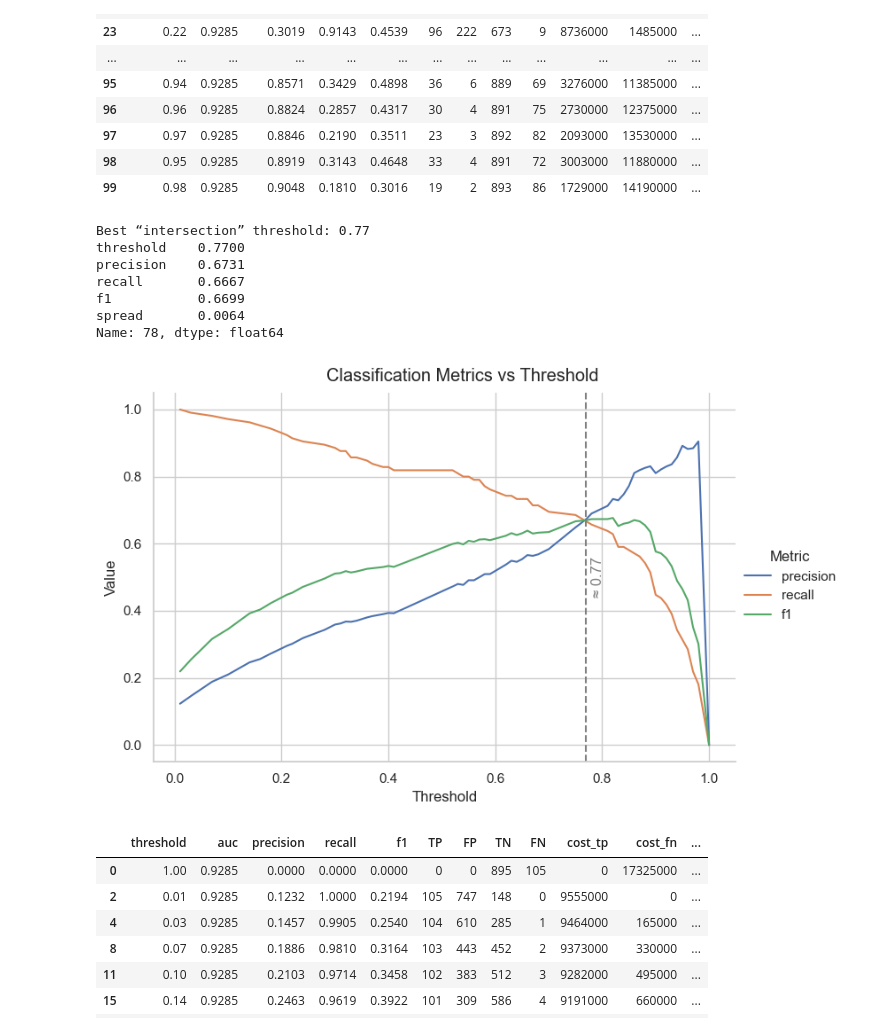
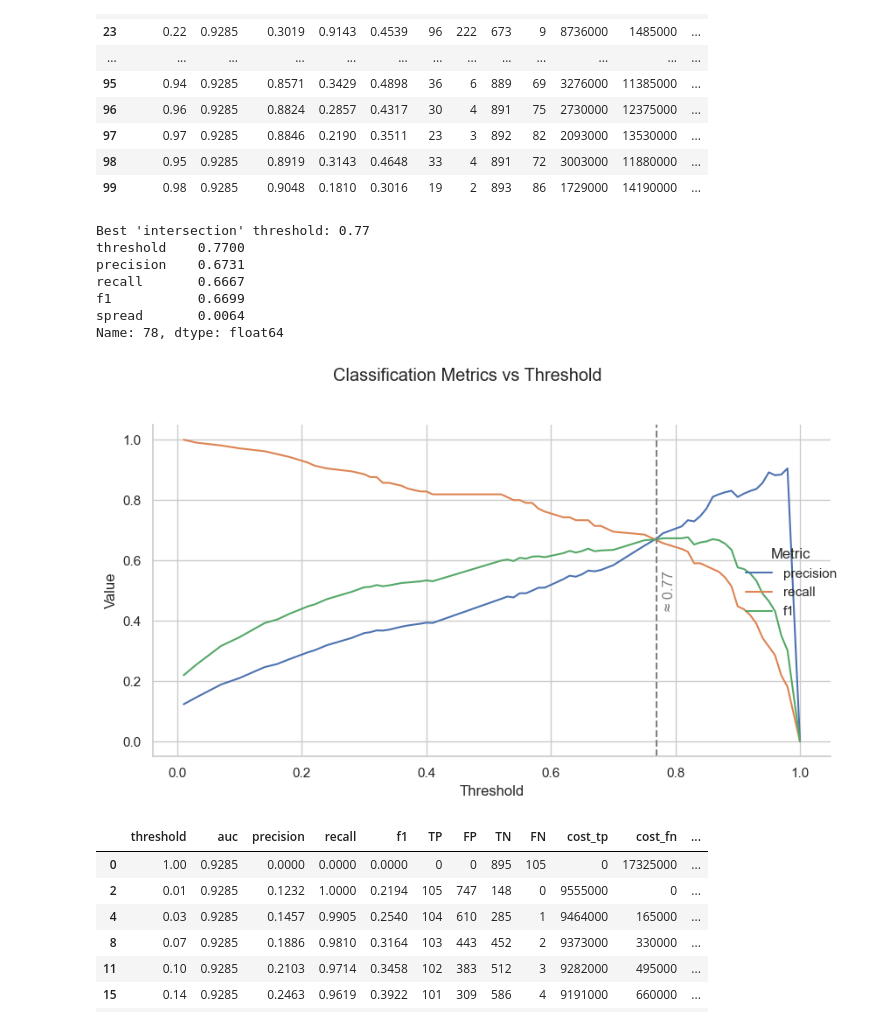
Before and after one commit to Mic-dev-gif/stroke_dataset_ml, a Jupyter notebook: main.ipynb, the cells around one changed output. Saved outputs shown, nothing was run; the diff lists cells and outputs as text; code cells hidden in the pictures.

```diff
--- a/main.ipynb
+++ b/main.ipynb
@@ -3090,7 +3159,5 @@ df_sorted
 # %%
 df_sorted["identification_ratio"] = df_sorted["TP"] / df_sorted["FP"].replace(0, 1)
-# %%
-df_sorted["total_cost"] = df_sorted["cost_tp"] + df_sorted["cost_fn"] + df_sorted["cost_fp"] + df_sorted["cost_tn"]
 # %%
 # Assuming df_sorted is sorted by identification_ratio ascending
 df_sorted = df_sorted.sort_values('identification_ratio').reset_index(drop=True)
@@ -3219,13 +3267,13 @@ df_sorted
 | 98 | 0.95 | 0.9285 | 0.8919 | 0.3143 | 0.4648 | 33 | 4 | 891 | 72 | 3003000 | 11880000 | ... |
 | 99 | 0.98 | 0.9285 | 0.9048 | 0.1810 | 0.3016 | 19 | 2 | 893 | 86 | 1729000 | 14190000 | ... |
 # %%
-# 1) Melt into long form (just as before)
+# 1) Melt into long form
 df_melt = (
     df_sorted
-      .melt(id_vars='threshold',
-            value_vars=['precision','recall','f1'],
-            var_name='Metric',
-            value_name='Value')
+    .melt(id_vars='threshold',
+          value_vars=['precision', 'recall', 'f1'],
+          var_name='Metric',
+          value_name='Value')
 )
 
 # 2) Plot with relplot
@@ -3234,50 +3282,52 @@ g = sns.relplot(
     data=df_melt,
     kind="line",
     x="threshold", y="Value",
     hue="Metric",
     height=5, aspect=1.5,
     markers=True, dashes=False,
 )
 g.set_axis_labels("Threshold", "Value")
 g.fig.suptitle("Classification Metrics vs Threshold", y=1.02)
 g._legend.set_title("Metric")
 
-# 3) Compute “spread” = max(metric) – min(metric) at each threshold,
-#    *excluding* the trivial endpoints 0.0 and 1.0:
+# 3) Compute spread (excluding endpoints 0.0 and 1.0)
 df_mid = df_sorted[(df_sorted['threshold'] > 0.0) & (df_sorted['threshold'] < 1.0)].copy()
 df_mid['spread'] = (
-    df_mid[['precision','recall','f1']].max(axis=1)
-  - df_mid[['precision','recall','f1']].min(axis=1)
+    df_mid[['precision', 'recall', 'f1']].max(axis=1) -
+    df_mid[['precision', 'recall', 'f1']].min(axis=1)
 )
 
-# 4) Find the threshold with the *smallest* spread
-best_idx    = df_mid['spread'].idxmin()
-best_row    = df_mid.loc[best_idx, ['threshold','precision','recall','f1','spread']]
+# 4) Find the threshold with the smallest spread
+best_idx = df_mid['spread'].idxmin()
+best_row = df_mid.loc[best_idx, ['threshold', 'precision', 'recall', 'f1', 'spread']]
 best_thresh = best_row['threshold']
 
-print("Best “intersection” threshold:", best_thresh)
+print("Best 'intersection' threshold:", best_thresh)
 print(best_row)
 
-# 5) Annotate it on the plot
+# 5) Annotate on the plot
 ax = g.ax
 ax.axvline(best_thresh, color='gray', linestyle='--')
-ax.text(best_thresh + 0.01,
-        0.5,
-        f"≈ {best_thresh:.2f}", a
-        rotation=90,
-        va='center',
-        color='gray')
+ax.text(
+    x=best_thresh + 0.01,
+    y=0.5,
+    s=f"≈ {best_thresh:.2f}",
+    rotation=90,
+    va='center',
+    color='gray'
+)
 
+plt.tight_layout()
 plt.show()
 # %% [output]
-Best “intersection” threshold: 0.77
+Best 'intersection' threshold: 0.77
 threshold    0.7700
 precision    0.6731
 recall       0.6667
 f1           0.6699
 spread       0.0064
 Name: 78, dtype: float64
-[figure, old version]
+[figure, new version]
 # %%
 #df_sorted.drop(columns = ['spread'], inplace= True )
 # %%
```
Also changed, not shown: parts of 33 cells of this notebook.
